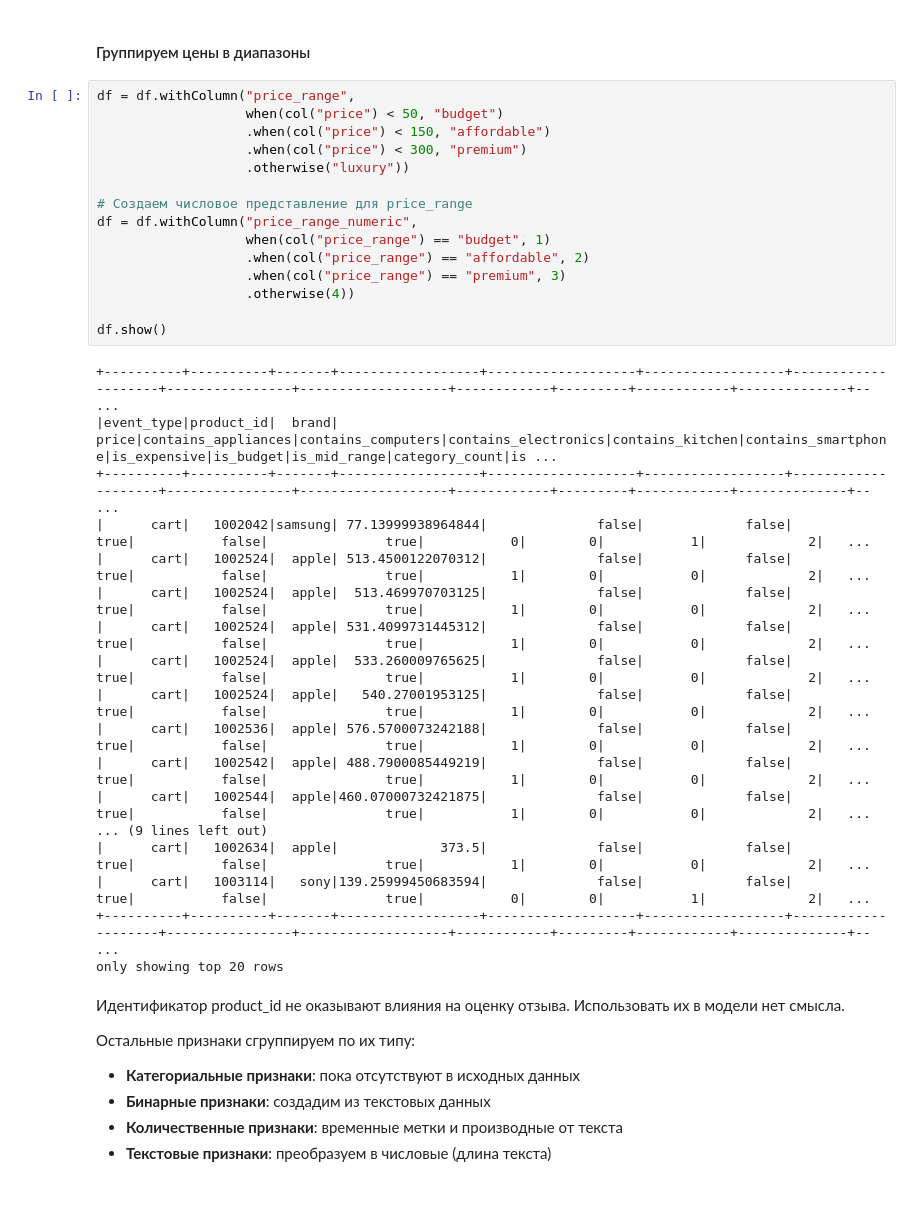
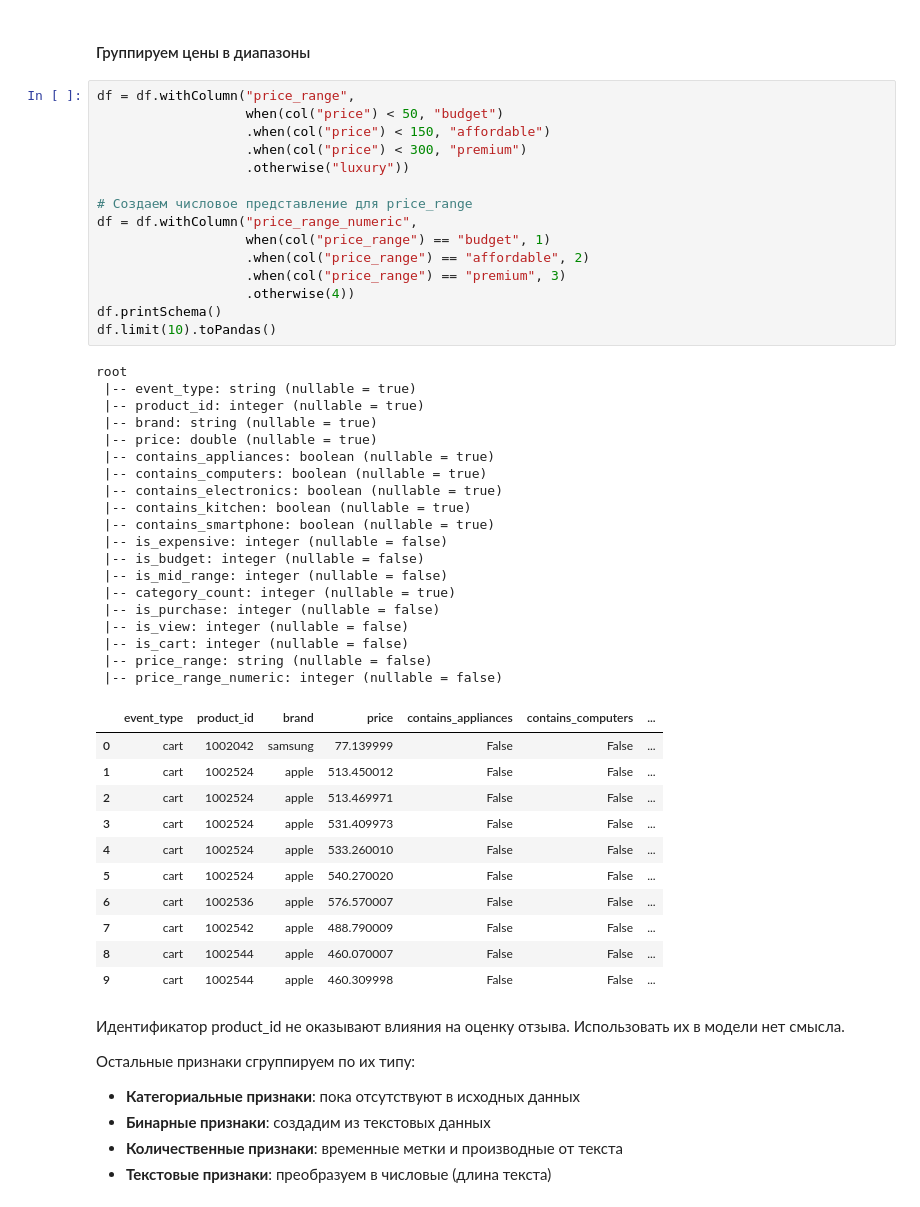
Before and after one commit to Chilik78/SOBD_LABS, a Jupyter notebook: Lab2/main2_1.ipynb, the cells around one changed output. Drawn from its saved outputs; the diff is of its cells as text.

```diff
--- a/Lab2/main2_1.ipynb
+++ b/Lab2/main2_1.ipynb
@@ -226,36 +226,49 @@ df = df.withColumn("is_cart", when(col("event_type") == "cart", 1).otherwise(0))
 # %%
 df = df.withColumn("price_range",
                    when(col("price") < 50, "budget")
                    .when(col("price") < 150, "affordable")
                    .when(col("price") < 300, "premium")
                    .otherwise("luxury"))
 
 # Создаем числовое представление для price_range
 df = df.withColumn("price_range_numeric",
                    when(col("price_range") == "budget", 1)
                    .when(col("price_range") == "affordable", 2)
                    .when(col("price_range") == "premium", 3)
                    .otherwise(4))
-
-df.show()
+df.printSchema()
+df.limit(10).toPandas()
 # %% [output]
-+----------+----------+-------+------------------+-------------------+------------------+--------------------+----------------+-------------------+------------+---------+------------+--------------+-- ...
-|event_type|product_id|  brand|             price|contains_appliances|contains_computers|contains_electronics|contains_kitchen|contains_smartphone|is_expensive|is_budget|is_mid_range|category_count|is ...
-+----------+----------+-------+------------------+-------------------+------------------+--------------------+----------------+-------------------+------------+---------+------------+--------------+-- ...
-|      cart|   1002042|samsung| 77.13999938964844|              false|             false|                true|           false|               true|           0|        0|           1|             2|   ...
-|      cart|   1002524|  apple| 513.4500122070312|              false|             false|                true|           false|               true|           1|        0|           0|             2|   ...
-|      cart|   1002524|  apple|  513.469970703125|              false|             false|                true|           false|               true|           1|        0|           0|             2|   ...
-|      cart|   1002524|  apple| 531.4099731445312|              false|             false|                true|           false|               true|           1|        0|           0|             2|   ...
-|      cart|   1002524|  apple|  533.260009765625|              false|             false|                true|           false|               true|           1|        0|           0|             2|   ...
-|      cart|   1002524|  apple|   540.27001953125|              false|             false|                true|           false|               true|           1|        0|           0|             2|   ...
-|      cart|   1002536|  apple| 576.5700073242188|              false|             false|                true|           false|               true|           1|        0|           0|             2|   ...
-|      cart|   1002542|  apple| 488.7900085449219|              false|             false|                true|           false|               true|           1|        0|           0|             2|   ...
-|      cart|   1002544|  apple|460.07000732421875|              false|             false|                true|           false|               true|           1|        0|           0|             2|   ...
-... (9 lines left out)
-|      cart|   1002634|  apple|             373.5|              false|             false|                true|           false|               true|           1|        0|           0|             2|   ...
-|      cart|   1003114|   sony|139.25999450683594|              false|             false|                true|           false|               true|           0|        0|           1|             2|   ...
-+----------+----------+-------+------------------+-------------------+------------------+--------------------+----------------+-------------------+------------+---------+------------+--------------+-- ...
-only showing top 20 rows
+root
+ |-- event_type: string (nullable = true)
+ |-- product_id: integer (nullable = true)
+ |-- brand: string (nullable = true)
+ |-- price: double (nullable = true)
+ |-- contains_appliances: boolean (nullable = true)
+ |-- contains_computers: boolean (nullable = true)
+ |-- contains_electronics: boolean (nullable = true)
+ |-- contains_kitchen: boolean (nullable = true)
+ |-- contains_smartphone: boolean (nullable = true)
+ |-- is_expensive: integer (nullable = false)
+ |-- is_budget: integer (nullable = false)
+ |-- is_mid_range: integer (nullable = false)
+ |-- category_count: integer (nullable = true)
+ |-- is_purchase: integer (nullable = false)
+ |-- is_view: integer (nullable = false)
+ |-- is_cart: integer (nullable = false)
+ |-- price_range: string (nullable = false)
+ |-- price_range_numeric: integer (nullable = false)
+|  | event_type | product_id | brand | price | contains_appliances | contains_computers | ... |
+| 0 | cart | 1002042 | samsung | 77.139999 | False | False | ... |
+| 1 | cart | 1002524 | apple | 513.450012 | False | False | ... |
+| 2 | cart | 1002524 | apple | 513.469971 | False | False | ... |
+| 3 | cart | 1002524 | apple | 531.409973 | False | False | ... |
+| 4 | cart | 1002524 | apple | 533.260010 | False | False | ... |
+| 5 | cart | 1002524 | apple | 540.270020 | False | False | ... |
+| 6 | cart | 1002536 | apple | 576.570007 | False | False | ... |
+| 7 | cart | 1002542 | apple | 488.790009 | False | False | ... |
+| 8 | cart | 1002544 | apple | 460.070007 | False | False | ... |
+| 9 | cart | 1002544 | apple | 460.309998 | False | False | ... |
 # %% [markdown]
 Идентификатор product_id не оказывают влияния на оценку отзыва. Использовать их в модели нет смысла.
 
```
Also changed, not shown: parts of 11 cells of this notebook, 1 other file.
